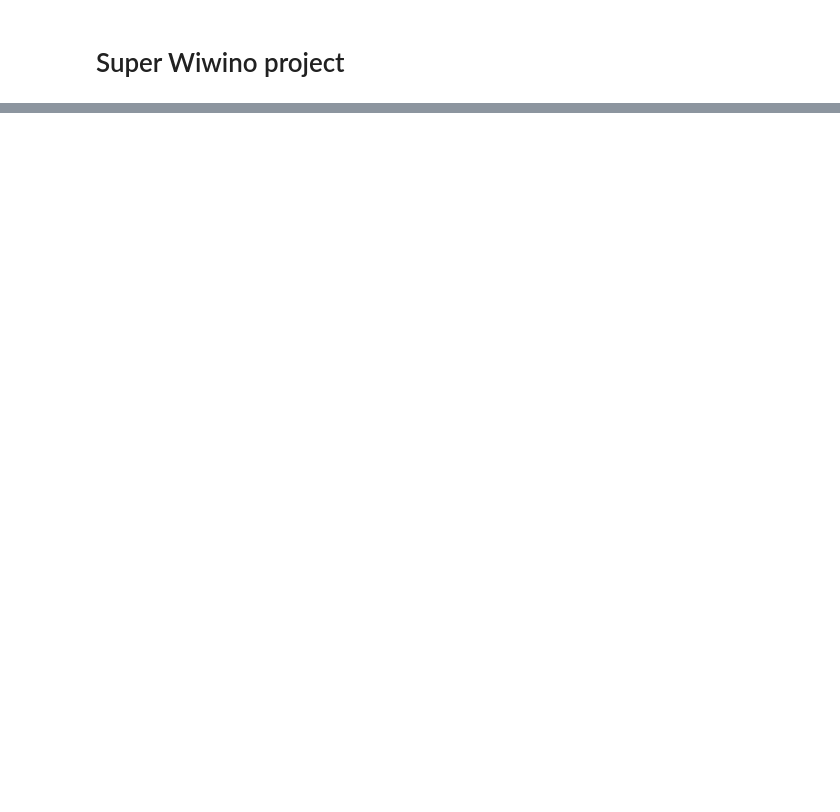
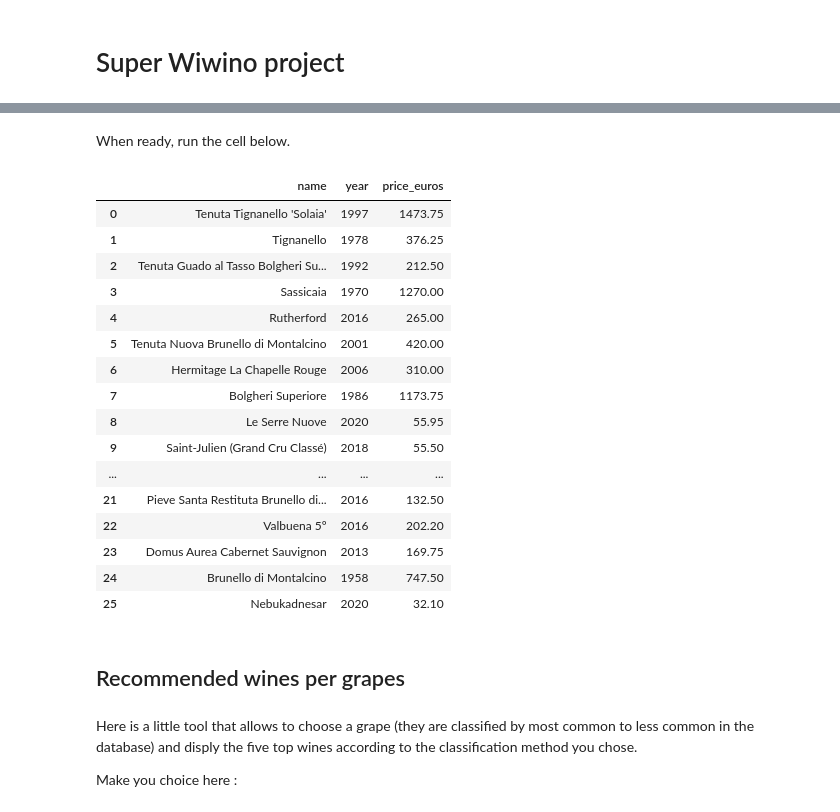
Before and after one commit to paatchwoork/wiwino-market-analysis, a Jupyter notebook: project_notebook.ipynb, the cells around one changed output, grey strips where cells are left out. Saved outputs shown, nothing was run; the diff lists cells and outputs as text; code cells hidden in the pictures; blank space fills up the shorter version.

```diff
--- a/project_notebook.ipynb
+++ b/project_notebook.ipynb
@@ -460,0 +349,61 @@ regions
+# %% [markdown]
+When ready, run the cell below.
+# %%
+if len(select_tastes.value) == 1:
+    stval = f"('{select_tastes.value[0]}')"
+else:
+    stval = select_tastes.value
+
+ex = ''
+if exclusive.value:
+    ex = f'HAVING COUNT(DISTINCT keywords.name) = {len(stval)}'
+
+query_lemonpie = f"""
+                SELECT wines.name,
+                    vintages.year,
+                    vintages.price_euros--,
+                    --GROUP_CONCAT(DISTINCT keywords.name) as tastes
+                FROM wines
+
+                INNER JOIN vintages
+                    ON wines.id = vintages.wine_id
+
+                INNER JOIN keywords_wine
+                    ON wines.id = keywords_wine.wine_id
+
+                INNER JOIN keywords
+                    ON keywords_wine.keyword_id = keywords.id
+
+                WHERE keywords.name IN {stval} --("toast", "coffee", "green apple", "cream", "citrus")
+                    AND keywords_wine.count >= 10
+
+                GROUP BY wines.id
+
+                {ex}
+                """
+lemonpie = pd.read_sql_query(query_lemonpie, conn)
+lemonpie
+# %% [output]
+|  | name | year | price_euros |
+| 0 | Tenuta Tignanello 'Solaia' | 1997 | 1473.75 |
+| 1 | Tignanello | 1978 | 376.25 |
+| 2 | Tenuta Guado al Tasso Bolgheri Su... | 1992 | 212.50 |
+| 3 | Sassicaia | 1970 | 1270.00 |
+| 4 | Rutherford | 2016 | 265.00 |
+| 5 | Tenuta Nuova Brunello di Montalcino | 2001 | 420.00 |
+| 6 | Hermitage La Chapelle Rouge | 2006 | 310.00 |
+| 7 | Bolgheri Superiore | 1986 | 1173.75 |
+| 8 | Le Serre Nuove | 2020 | 55.95 |
+| 9 | Saint-Julien (Grand Cru Classé) | 2018 | 55.50 |
+| ... | ... | ... | ... |
+| 21 | Pieve Santa Restituta Brunello di... | 2016 | 132.50 |
+| 22 | Valbuena 5º | 2016 | 202.20 |
+| 23 | Domus Aurea Cabernet Sauvignon | 2013 | 169.75 |
+| 24 | Brunello di Montalcino | 1958 | 747.50 |
+| 25 | Nebukadnesar | 2020 | 32.10 |
+# %% [markdown]
+## Recommended wines per grapes
+# %% [markdown]
+Here is a little tool that allows to choose a grape (they are classified by most common to less common in the database) and disply the five top wines according to the classification method you chose.
+
+Make you choice here :
```
Also changed, not shown: parts of 51 cells of this notebook, 2 other files.
